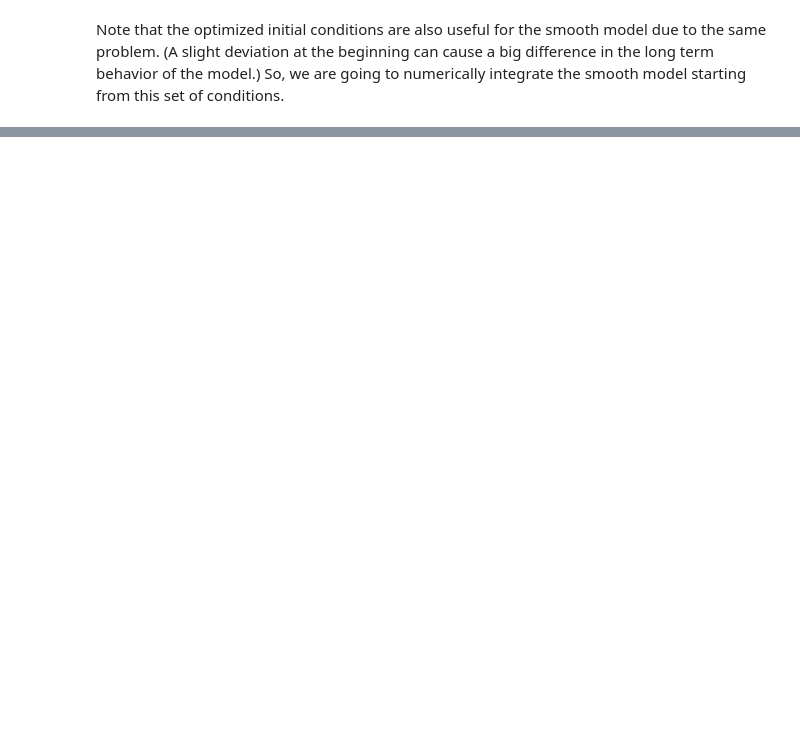
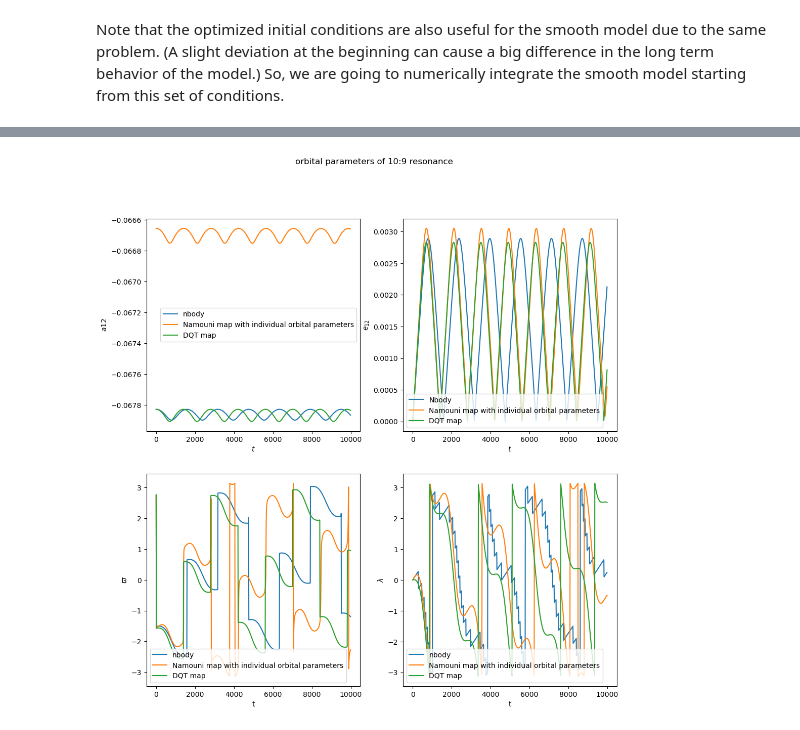
Before and after one commit to Supa-wich/3brproject, a Jupyter notebook: namouniinout.ipynb, the cells around one changed output, grey strips where cells are left out. Saved outputs shown, nothing was run; the diff lists cells and outputs as text; code cells hidden in the pictures; blank space fills up the shorter version.

```diff
--- a/namouniinout.ipynb
+++ b/namouniinout.ipynb
@@ -563,4 +757,4 @@ print(lambdas)
 # %%
-e1_s, e2_s, a1_s, a2_s, lambda_s = runmap_abs(e1_vecarr, e2_vecarr, a1_conj[0], a2_conj[0], lambda0, Nconj, ind, order)
+e1_s, e2_s, a1_s, a2_s, lambda_s = runmap_abs(e1_vec, e2_vec, a1_conj[0], a2_conj[0], lambda0, Nconj, ind, order)
 print(lambda_s)
 # %% [output]
@@ -739,9 +882,0 @@ array([ 1.58835915,  2.45843905,  1.35865906, ..., -0.45112934,
-# %%
-fig, ax6 = plt.subplots(figsize=(8,8))
-ax6.set_ylabel(r'$\lambda$')
-ax6.set_xlabel("t")
-ax6.plot(tbetweens, lambdas%(2*np.pi), label="Namouni")
-ax6.plot(tbetweens, lambda_s%(2*np.pi), label="Namouninew")
-ax6.plot(t,soltconj[:,3]%(2*np.pi),label="eqrelativevalue")
-ax6.plot(tconjs,l2[conj_idx]%(2*np.pi),label="nbody")
-ax6.legend()
@@ -753,9 +882,0 @@ We can also plot the conjunction angle $\theta=\lambda-\varpi$. The mismatch in
-# %%
-fig, ax6 = plt.subplots(figsize=(8,8))
-ax6.set_ylabel(r'$\theta$')
-ax6.set_xlabel("t")
-ax6.plot(tbetweens, lambdas%(2*np.pi)-phis, label="Namouni")
-ax6.plot(tbetweens, lambda_s%(2*np.pi)-pomega_s, label="Namouninew")
-ax6.plot(t,soltconj[:,3]%(2*np.pi)-pomega_eq,label="eqrelativevalue")
-ax6.plot(tbetweens,l2[btwn_conj_idx]%(2*np.pi)-pomegan,label="nbody")
-ax6.legend()
@@ -764,0 +893,61 @@ ax6.legend()
+# %%
+fig, ((ax1, ax2), (ax3, ax4)) = plt.subplots(2,2, figsize=(12,12))
+fig.suptitle(f"orbital parameters of {j}:{j-k} resonance")
+ax1.set_ylabel(r'$a12$')
+ax1.set_xlabel(r'$t$')
+ax1.plot(tbetweens,an,label="nbody")
+if ind == 1:
+    #ax1.plot(tbetweens, np.sqrt(8/3*Ks0[:-1])*epsilon, label='Namouni map (original, not optimized)')
+#    ax1.plot(tbetweens, np.sqrt(8/3*Ks)*epsilon, label='Namouni map (original, optimized)')
+    ax1.plot(tbetweens,(a2_s-a1_s)/a1_s, label='Namouni map with individual orbital parameters')
+    #ax1.plot(t,np.sqrt(8/3*soltconj[:,2])*epsilon,label='DEs from Namouni map')
+    #ax1.plot(tbetweens,-np.sqrt(8/3*Ksn)*epsilon, label="Namouni map (exact lambda update)")
+else:
+    #ax1.plot(tbetweens, -np.sqrt(8/3*Ks0[:-1])*epsilon, label='Namouni map (original, not optimized)')
+#    ax1.plot(tbetweens, -np.sqrt(8/3*Ks)*epsilon, label='Namouni map (original, optimized)')
+    ax1.plot(tbetweens,(a1_s-a2_s)/a2_s, label='Namouni map with individual orbital parameters')
+    #ax1.plot(t,-np.sqrt(8/3*soltconj[:,2])*epsilon,label='DEs from Namouni map')
+    #ax1.plot(tbetweens,-np.sqrt(8/3*Ksn)*epsilon, label="Namouni map (exact lambda update)")
+
+ax1.plot(tbetweens,eps_d, label="DQT map")
+ax1.legend()
+
+ax2.set_xlabel('$t$')
+ax2.set_ylabel('$e_{12}$')
+ax2.plot(tbetweens, e12n, label='Nbody') # plot e12
+#ax2.plot(tbetweens,np.sqrt(2*Is0[:-1])*epsilon, label='Namouni map (original, not optimized)')
+#ax2.plot(tbetweens,np.sqrt(2*Is)*epsilon, label='Namouni map (original, optimized)')
+#ax2.plot(t, np.sqrt(soltconj[:,0]**2+soltconj[:,1]**2)*epsilon,label = 'DEs from Namouni map')
+ax2.plot(tbetweens,np.abs(e2_s-e1_s),label='Namouni map with individual orbital parameters')
+ax2.plot(tbetweens,e12_d,label='DQT map')
+#ax2.plot(tbetweens,np.sqrt(2*Isn)*epsilon, label='Namouni map (exact lambda update)')
+ax2.legend()
+
+ax3.set_ylabel(r'$\varpi$')
+ax3.set_xlabel("t")
+if ind==1:
+    ax3.plot(tbetweens,pomega2_conj,label="nbody")
+else:
+    ax3.plot(tbetweens,pomega1_conj,label="nbody")
+#ax3.plot(tbetweens, phis0[:-1], label='Namouni map (original, not optimized)')
+#ax3.plot(tbetweens, phis, label='Namouni map (original, optimized)')
+#ax3.plot(t,pomega_eq,label='DEs from Namouni map')
+ax3.plot(tbetweens, pomega_s, label='Namouni map with individual orbital parameters')
+ax3.plot(tbetweens, phi_d, label="DQT map")
+#ax3.plot(tbetweens, phisn, label='Namouni map (exact lambda update)')
+ax3.legend()
+
+ax4.set_ylabel(r'$\lambda$')
+ax4.set_xlabel("t")
+ax4.plot(tconjs,wrap_angles(l2[conj_idx]),label="nbody")
+#ax4.plot(tbetweens, wrap_angles(lambdas0[:-1]), label='Namouni map (original, not optimized)')
+#ax4.plot(tbetweens, wrap_angles(lambdas), label='Namouni map (original, optimized)')
+#ax4.plot(t,wrap_angles(soltconj[:,3]),label='DEs from Namouni map')
+ax4.plot(tbetweens, wrap_angles(lambda_s), label='Namouni map with individual orbital parameters')
+ax4.plot(tbetweens, wrap_angles(lambda_d), label="DQT map")
+#ax4.plot(tbetweens, wrap_angles(lambdasn), label='Namouni map (exact lambda update)')
+ax4.legend()
+
+plt.savefig("plotall.png")
+# %% [output]
+[figure, added]
```
Also changed, not shown: parts of 70 cells of this notebook.
